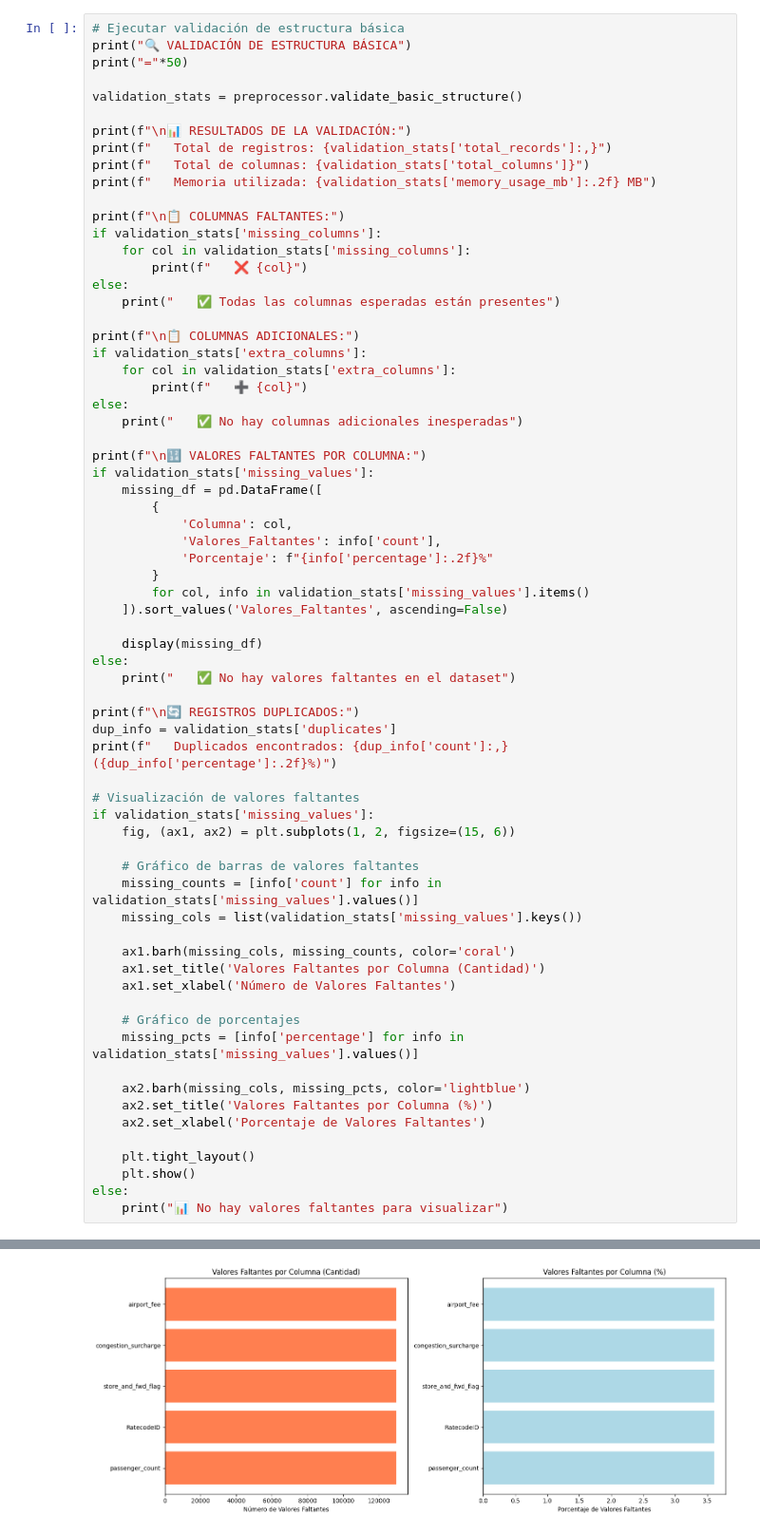
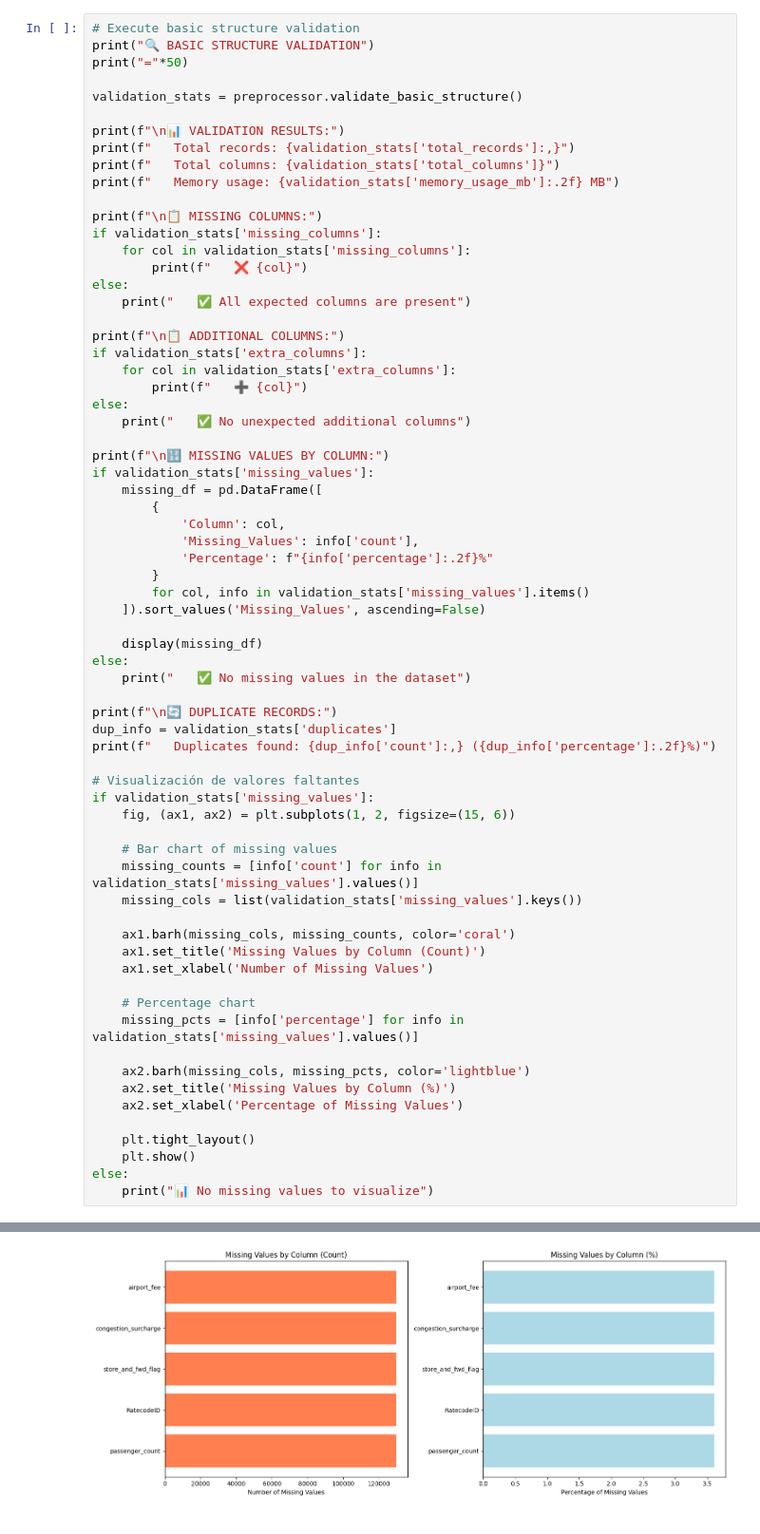
Before and after one commit to RicardoFW11/nyc_taxi_project, a Jupyter notebook: notebooks/02_preprocessing_pipeline.ipynb, the cells around one changed output, grey strips where cells are left out. Shown at 95% size. Cells and saved outputs as stored; diff of their text form.

```diff
--- a/notebooks/02_preprocessing_pipeline.ipynb
+++ b/notebooks/02_preprocessing_pipeline.ipynb
@@ -156,69 +156,69 @@ display(data.head())
 # %%
-# Ejecutar validación de estructura básica
-print("🔍 VALIDACIÓN DE ESTRUCTURA BÁSICA")
+# Execute basic structure validation
+print("🔍 BASIC STRUCTURE VALIDATION")
 print("="*50)
 
 validation_stats = preprocessor.validate_basic_structure()
 
-print(f"\n📊 RESULTADOS DE LA VALIDACIÓN:")
-print(f"   Total de registros: {validation_stats['total_records']:,}")
-print(f"   Total de columnas: {validation_stats['total_columns']}")
-print(f"   Memoria utilizada: {validation_stats['memory_usage_mb']:.2f} MB")
+print(f"\n📊 VALIDATION RESULTS:")
+print(f"   Total records: {validation_stats['total_records']:,}")
+print(f"   Total columns: {validation_stats['total_columns']}")
+print(f"   Memory usage: {validation_stats['memory_usage_mb']:.2f} MB")
 
-print(f"\n📋 COLUMNAS FALTANTES:")
+print(f"\n📋 MISSING COLUMNS:")
 if validation_stats['missing_columns']:
     for col in validation_stats['missing_columns']:
         print(f"   ❌ {col}")
 else:
-    print("   ✅ Todas las columnas esperadas están presentes")
+    print("   ✅ All expected columns are present")
 
-print(f"\n📋 COLUMNAS ADICIONALES:")
+print(f"\n📋 ADDITIONAL COLUMNS:")
 if validation_stats['extra_columns']:
     for col in validation_stats['extra_columns']:
         print(f"   ➕ {col}")
 else:
-    print("   ✅ No hay columnas adicionales inesperadas")
+    print("   ✅ No unexpected additional columns")
 
-print(f"\n🔢 VALORES FALTANTES POR COLUMNA:")
+print(f"\n🔢 MISSING VALUES BY COLUMN:")
 if validation_stats['missing_values']:
     missing_df = pd.DataFrame([
         {
-            'Columna': col,
-            'Valores_Faltantes': info['count'],
-            'Porcentaje': f"{info['percentage']:.2f}%"
+            'Column': col,
+            'Missing_Values': info['count'],
+            'Percentage': f"{info['percentage']:.2f}%"
         }
         for col, info in validation_stats['missing_values'].items()
-    ]).sort_values('Valores_Faltantes', ascending=False)
+    ]).sort_values('Missing_Values', ascending=False)
 
     display(missing_df)
 else:
-    print("   ✅ No hay valores faltantes en el dataset")
+    print("   ✅ No missing values in the dataset")
 
-print(f"\n🔄 REGISTROS DUPLICADOS:")
+print(f"\n🔄 DUPLICATE RECORDS:")
 dup_info = validation_stats['duplicates']
-print(f"   Duplicados encontrados: {dup_info['count']:,} ({dup_info['percentage']:.2f}%)")
+print(f"   Duplicates found: {dup_info['count']:,} ({dup_info['percentage']:.2f}%)")
 
 # Visualización de valores faltantes
 if validation_stats['missing_values']:
     fig, (ax1, ax2) = plt.subplots(1, 2, figsize=(15, 6))
 
-    # Gráfico de barras de valores faltantes
+    # Bar chart of missing values
     missing_counts = [info['count'] for info in validation_stats['missing_values'].values()]
     missing_cols = list(validation_stats['missing_values'].keys())
 
     ax1.barh(missing_cols, missing_counts, color='coral')
-    ax1.set_title('Valores Faltantes por Columna (Cantidad)')
-    ax1.set_xlabel('Número de Valores Faltantes')
+    ax1.set_title('Missing Values by Column (Count)')
+    ax1.set_xlabel('Number of Missing Values')
 
-    # Gráfico de porcentajes
+    # Percentage chart
     missing_pcts = [info['percentage'] for info in validation_stats['missing_values'].values()]
 
     ax2.barh(missing_cols, missing_pcts, color='lightblue')
-    ax2.set_title('Valores Faltantes por Columna (%)')
-    ax2.set_xlabel('Porcentaje de Valores Faltantes')
+    ax2.set_title('Missing Values by Column (%)')
+    ax2.set_xlabel('Percentage of Missing Values')
 
     plt.tight_layout()
     plt.show()
 else:
-    print("📊 No hay valores faltantes para visualizar")
+    print("📊 No missing values to visualize")
 # %% [output]
@@ -255,2 +255,2 @@ else:
-[figure, old version]
+[figure, new version]
 # %% [markdown]
```
Also changed, not shown: parts of 23 cells of this notebook, 19 other files.
